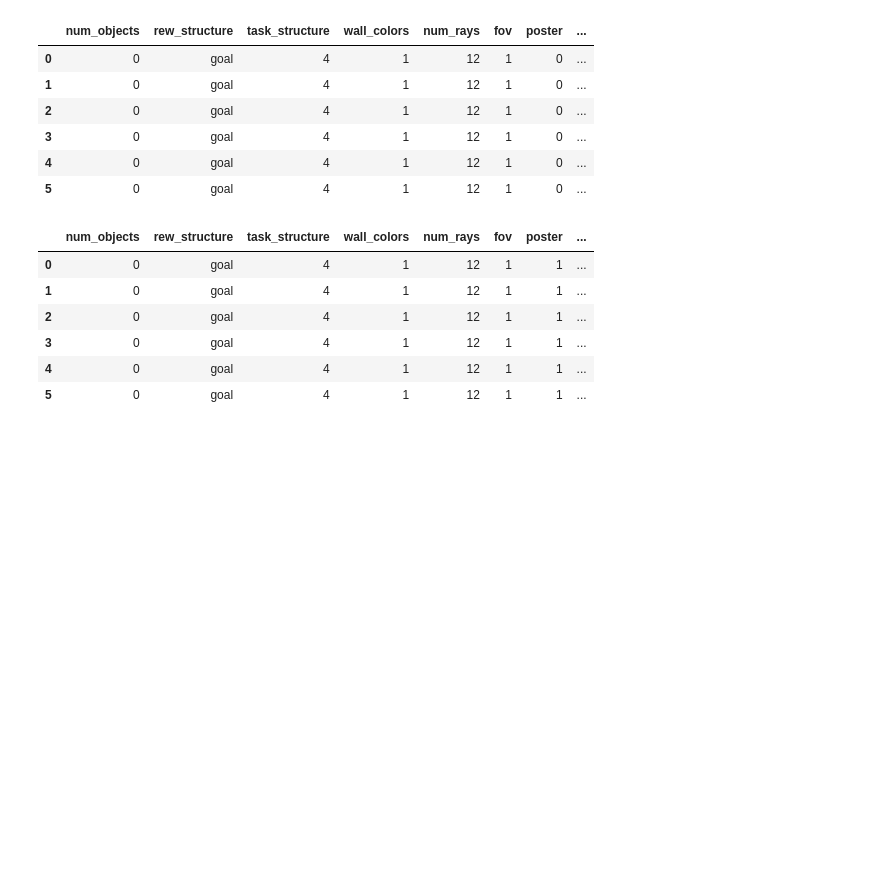
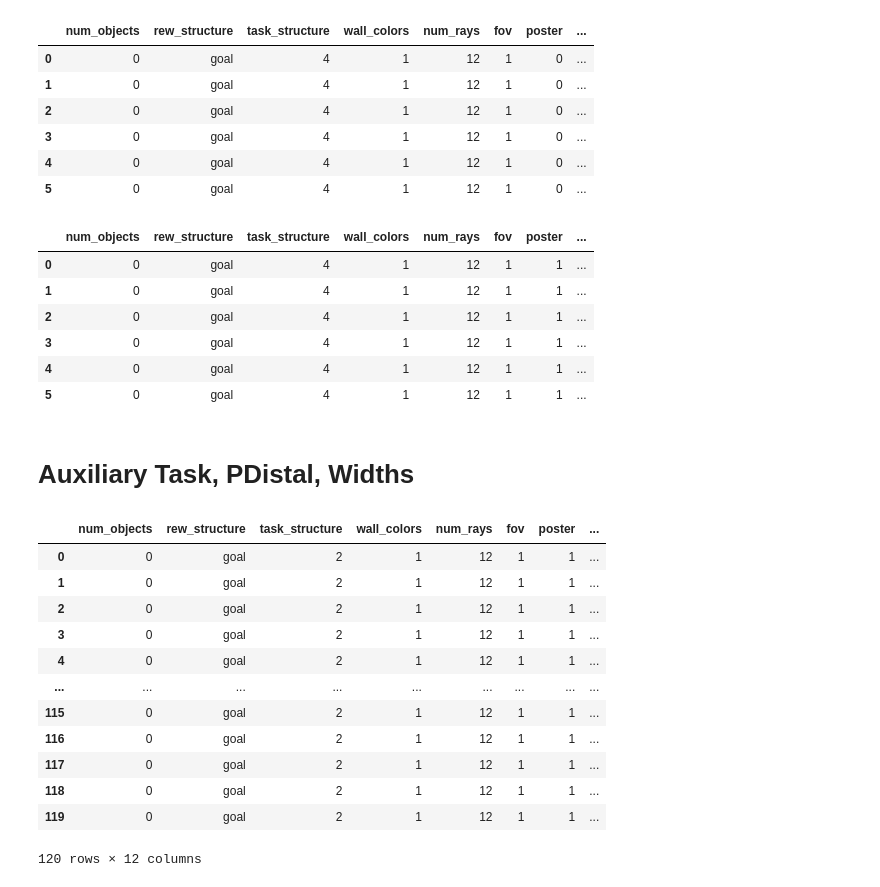
Before and after one commit to liuandrew/training-rl-algo, a Jupyter notebook: write_and_test/write_experiments.ipynb, the cells around one changed output. Cells and saved outputs as stored; diff of their text form; code cells hidden in the pictures; blank space fills up the shorter version.

```diff
--- a/write_and_test/write_experiments.ipynb
+++ b/write_and_test/write_experiments.ipynb
@@ -3085,3 +3085,76 @@ for width in network_widths:
                       'poster': 1, #distal
                       'character_reset_pos': 1}
     pickle.dump(env_kwargs, open('../trained_models/ppo/nav_gridloc_width/' + exp_name, 'wb'))
+# %% [markdown]
+# Auxiliary Task, PDistal, Widths
+# %%
+#Additional trials
+network_widths = [16, 32, 64]
+
+auxiliary_task_names = ['wall0', 'wall1', 'wall01', 'goaldist']
+auxiliary_tasks = [[2],  [2], [2, 2], [3]]
+auxiliary_task_args = [[0], [1], [0, 1], [None]]
+auxiliary_heads = [
+    [[-1, 0, 1]],
+    [[-1, 0, 1]],
+    [[-1, 0, 1], [-1, 0, 1]],
+    [[-1, 0, 1]]
+]
+
+num_trials = 10
+
+rows = []
+for width in network_widths:
+    for j, aux_name in enumerate(auxiliary_task_names):
+        for i in range(num_trials):
+            exp_name = f'nav_pdistal_width{width}aux{aux_name}_t{i}'
+
+            aux_task = auxiliary_tasks[j]
+            aux_args = auxiliary_task_args[j]
+            aux_heads = auxiliary_heads[j]
+
+            env_kwargs = {'num_objects': 0, 'rew_structure': 'goal',
+                          'task_structure': 2, 'wall_colors': 1, 'num_rays': 12, 'fov': 1,
+                          'poster': 1, 'character_reset_pos': 1,
+                          'auxiliary_tasks': aux_task, 'auxiliary_task_args': aux_args}
+            row = env_kwargs.copy()
+            row['name'] = exp_name
+            row['layer_width'] = width
+
+            rows.append(row)
+            config = {
+                'wandb_project_name': 'Nav_Shared_Layers',
+                'exp_name': exp_name,
+                'save_name': exp_name,
+                'num_env_steps': 5000000,
+                'env_name': 'NavEnv-v0',
+                'algo': 'ppo',
+                'num_mini_batch': 16,
+                'num_processes': 96,
+                'num_steps': 200,
+                'checkpoint_interval': 10,
+                'recurrent': True,
+                'seed': i,
+                'no_cuda': True,
+                'env_kwargs': env_kwargs,
+                'nn_base': 'FlexBase',
+                'nn_base_kwargs': {'hidden_size': width, 'auxiliary_heads': aux_heads}
+            }
+
+            pickle.dump(config, open('../experiment_configs/' + exp_name, 'wb'))
+
+pd.DataFrame(rows)
+# %% [output]
+|  | num_objects | rew_structure | task_structure | wall_colors | num_rays | fov | poster | ... |
+| 0 | 0 | goal | 2 | 1 | 12 | 1 | 1 | ... |
+| 1 | 0 | goal | 2 | 1 | 12 | 1 | 1 | ... |
+| 2 | 0 | goal | 2 | 1 | 12 | 1 | 1 | ... |
+| 3 | 0 | goal | 2 | 1 | 12 | 1 | 1 | ... |
+| 4 | 0 | goal | 2 | 1 | 12 | 1 | 1 | ... |
+| ... | ... | ... | ... | ... | ... | ... | ... | ... |
+| 115 | 0 | goal | 2 | 1 | 12 | 1 | 1 | ... |
+| 116 | 0 | goal | 2 | 1 | 12 | 1 | 1 | ... |
+| 117 | 0 | goal | 2 | 1 | 12 | 1 | 1 | ... |
+| 118 | 0 | goal | 2 | 1 | 12 | 1 | 1 | ... |
+| 119 | 0 | goal | 2 | 1 | 12 | 1 | 1 | ... |
+120 rows × 12 columns
```
Also changed, not shown: 3 other files.
